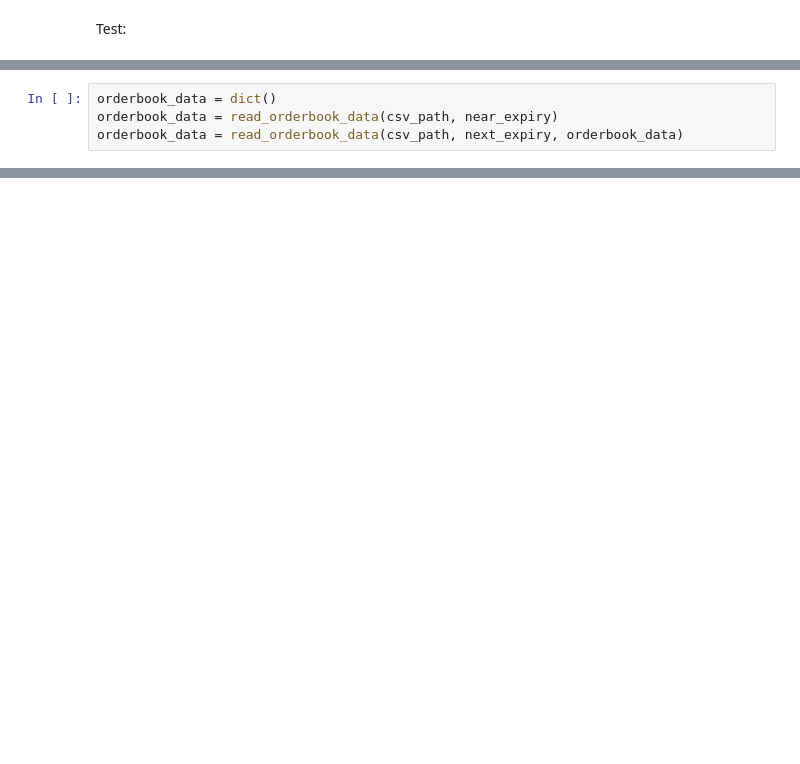
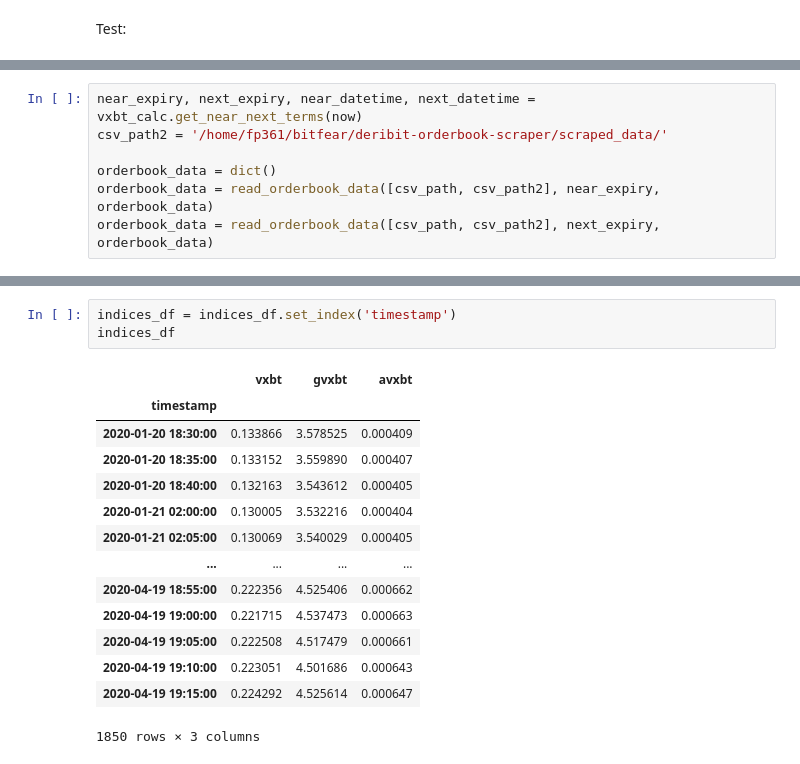
Before and after one commit to Globe-Research/bitfear, a Jupyter notebook: vix-implementation/volatility-time-series.ipynb, the cells around one changed output, grey strips where cells are left out. Cells and saved outputs as stored; diff of their text form; blank space fills up the shorter version.

```diff
--- a/vix-implementation/volatility-time-series.ipynb
+++ b/vix-implementation/volatility-time-series.ipynb
@@ -201,4 +146,7 @@ read_orderbook_data(csv_path, near_expiry)[near_expiry][6750][co]
 # %%
+near_expiry, next_expiry, near_datetime, next_datetime = vxbt_calc.get_near_next_terms(now)
+csv_path2 = '/home/fp361/bitfear/deribit-orderbook-scraper/scraped_data/'
+
 orderbook_data = dict()
-orderbook_data = read_orderbook_data(csv_path, near_expiry)
-orderbook_data = read_orderbook_data(csv_path, next_expiry, orderbook_data)
+orderbook_data = read_orderbook_data([csv_path, csv_path2], near_expiry, orderbook_data)
+orderbook_data = read_orderbook_data([csv_path, csv_path2], next_expiry, orderbook_data)
@@ -298,0 +260,18 @@ orderbook_data
+# %%
+indices_df = indices_df.set_index('timestamp')
+indices_df
+# %% [output]
+|  | vxbt | gvxbt | avxbt |
+| timestamp |  |  |  |
+| 2020-01-20 18:30:00 | 0.133866 | 3.578525 | 0.000409 |
+| 2020-01-20 18:35:00 | 0.133152 | 3.559890 | 0.000407 |
+| 2020-01-20 18:40:00 | 0.132163 | 3.543612 | 0.000405 |
+| 2020-01-21 02:00:00 | 0.130005 | 3.532216 | 0.000404 |
+| 2020-01-21 02:05:00 | 0.130069 | 3.540029 | 0.000405 |
+| ... | ... | ... | ... |
+| 2020-04-19 18:55:00 | 0.222356 | 4.525406 | 0.000662 |
+| 2020-04-19 19:00:00 | 0.221715 | 4.537473 | 0.000663 |
+| 2020-04-19 19:05:00 | 0.222508 | 4.517479 | 0.000661 |
+| 2020-04-19 19:10:00 | 0.223051 | 4.501686 | 0.000643 |
+| 2020-04-19 19:15:00 | 0.224292 | 4.525614 | 0.000647 |
+1850 rows × 3 columns
```
Also changed, not shown: parts of 43 cells of this notebook, 2 other files.
